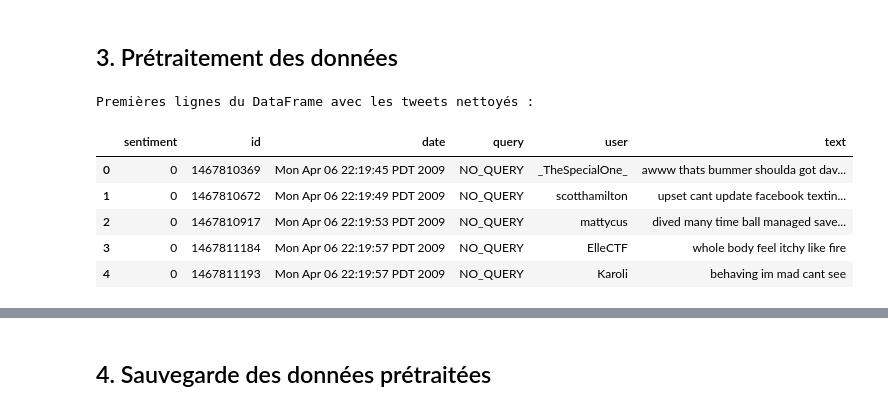
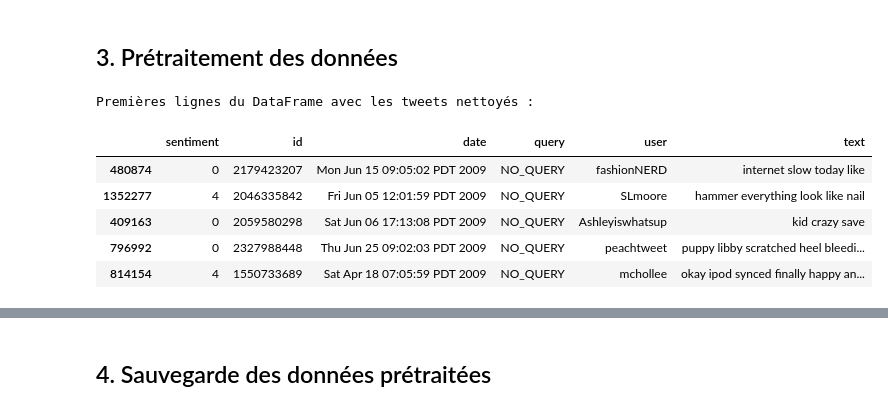
Before and after one commit to mehdimunim/OC7, a Jupyter notebook: notebooks/02_Mehdi_MUNIM_preprocessing.ipynb, the cells around one changed output, grey strips where cells are left out. Drawn from its saved outputs; the diff is of its cells as text; code cells hidden in the pictures.

```diff
--- a/notebooks/02_Mehdi_MUNIM_preprocessing.ipynb
+++ b/notebooks/02_Mehdi_MUNIM_preprocessing.ipynb
@@ -39,25 +39,33 @@ Premières lignes du DataFrame :
 | 2 | 0 | 1467810917 | Mon Apr 06 22:19:53 PDT 2009 | NO_QUERY | mattycus | @Kenichan I dived many times for ... |
 | 3 | 0 | 1467811184 | Mon Apr 06 22:19:57 PDT 2009 | NO_QUERY | ElleCTF | my whole body feels itchy and lik... |
 | 4 | 0 | 1467811193 | Mon Apr 06 22:19:57 PDT 2009 | NO_QUERY | Karoli | @nationwideclass no, it's not beh... |
+# %%
+#@title Échantillonage des données
+
+# Mélanger les données
+df = df.sample(frac=1, random_state=42)
+
+# Échantillonner 10 % des données
+df = df.sample(frac=0.1, random_state=42)
 # %% [markdown]
 ## 3. Prétraitement des données
 # %%
 #@title 3.1 Nettoyage du texte
 
 # Appliquer la fonction de nettoyage du module preprocessing
-df['text'] = df['text'].apply(preprocessing.clean_tweet)
+df['text'] = df['text'].map(lambda tweet: clean_tweet(tweet))
 
 # Afficher les premières lignes du DataFrame avec les tweets nettoyés
 print("Premières lignes du DataFrame avec les tweets nettoyés :")
 display(df.head())
 # %% [output]
 Premières lignes du DataFrame avec les tweets nettoyés :
 |  | sentiment | id | date | query | user | text |
-| 0 | 0 | 1467810369 | Mon Apr 06 22:19:45 PDT 2009 | NO_QUERY | _TheSpecialOne_ | awww thats bummer shoulda got dav... |
-| 1 | 0 | 1467810672 | Mon Apr 06 22:19:49 PDT 2009 | NO_QUERY | scotthamilton | upset cant update facebook textin... |
-| 2 | 0 | 1467810917 | Mon Apr 06 22:19:53 PDT 2009 | NO_QUERY | mattycus | dived many time ball managed save... |
-| 3 | 0 | 1467811184 | Mon Apr 06 22:19:57 PDT 2009 | NO_QUERY | ElleCTF | whole body feel itchy like fire |
-| 4 | 0 | 1467811193 | Mon Apr 06 22:19:57 PDT 2009 | NO_QUERY | Karoli | behaving im mad cant see |
+| 480874 | 0 | 2179423207 | Mon Jun 15 09:05:02 PDT 2009 | NO_QUERY | fashionNERD | internet slow today like |
+| 1352277 | 4 | 2046335842 | Fri Jun 05 12:01:59 PDT 2009 | NO_QUERY | SLmoore | hammer everything look like nail |
+| 409163 | 0 | 2059580298 | Sat Jun 06 17:13:08 PDT 2009 | NO_QUERY | Ashleyiswhatsup | kid crazy save |
+| 796992 | 0 | 2327988448 | Thu Jun 25 09:02:03 PDT 2009 | NO_QUERY | peachtweet | puppy libby scratched heel bleedi... |
+| 814154 | 4 | 1550733689 | Sat Apr 18 07:05:59 PDT 2009 | NO_QUERY | mchollee | okay ipod synced finally happy an... |
 # %%
 #@title 3.2 Tokenization
 
```
Also changed, not shown: parts of 6 cells of this notebook, 5 other files.
